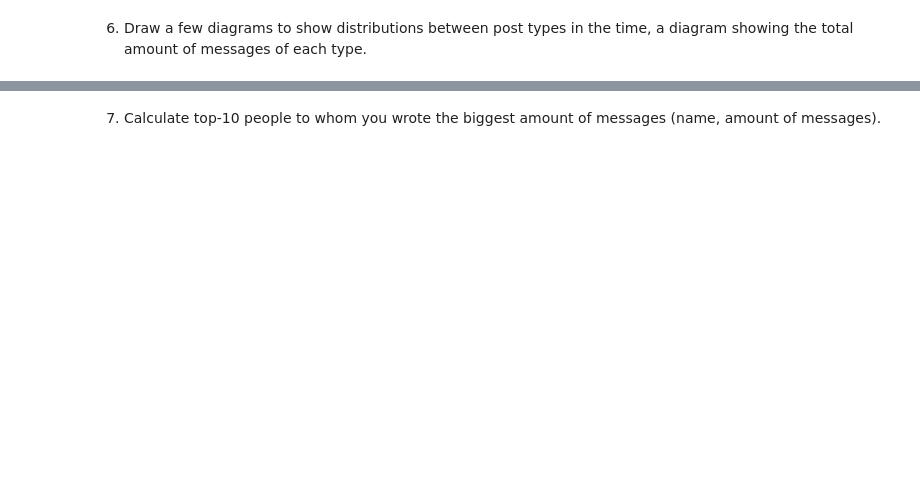
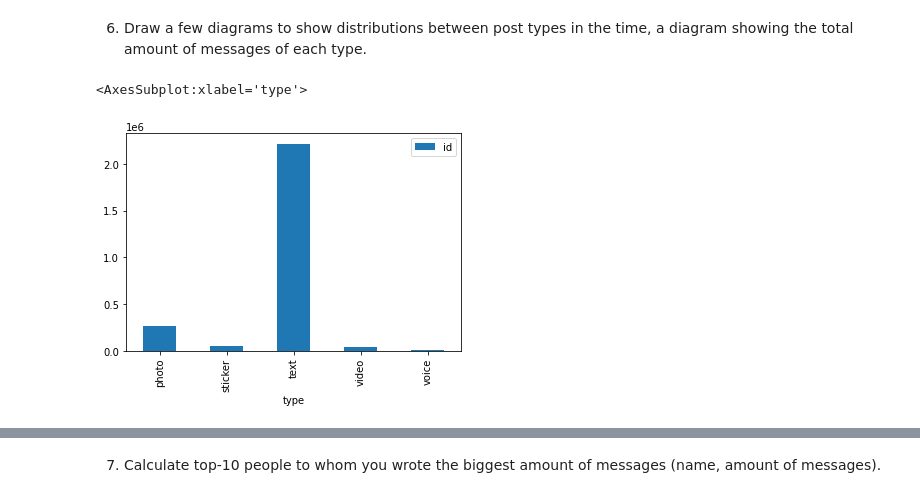
Before and after one commit to zhulkevskijv/telegram-dialogs-analysis-v2, a Jupyter notebook: 1_data_review.ipynb, the cells around one changed output, grey strips where cells are left out. Drawn from its saved outputs; the diff is of its cells as text; code cells hidden in the pictures; blank space fills up the shorter version.

```diff
--- a/1_data_review.ipynb
+++ b/1_data_review.ipynb
@@ -7,3 +9,5 @@ import pandas as pd
+# %%
+sns.set(rc={'figure.figsize':(15.7,8.27)})
 # %%
 DIALOGS_MERGED_DATA_PATH = "../data/merged_data/dialogs_data_all.csv"
 DIALOGS_META_MERGED_DATA_PATH = "../data/merged_data/dialogs_users_all.csv"
@@ -38,2 +213,7 @@ df.groupby(["type"])["duration"].sum()
 # %% [markdown]
 6. Draw a few diagrams to show distributions between post types in the time, a diagram showing the total amount of messages of each type.
+# %%
+df.groupby(by='type').count().plot(y="id", kind="bar", ylabel=)
+# %% [output]
+<AxesSubplot:xlabel='type'>
+[figure, added]
```
Also changed, not shown: parts of 58 cells of this notebook, 1 other file.
